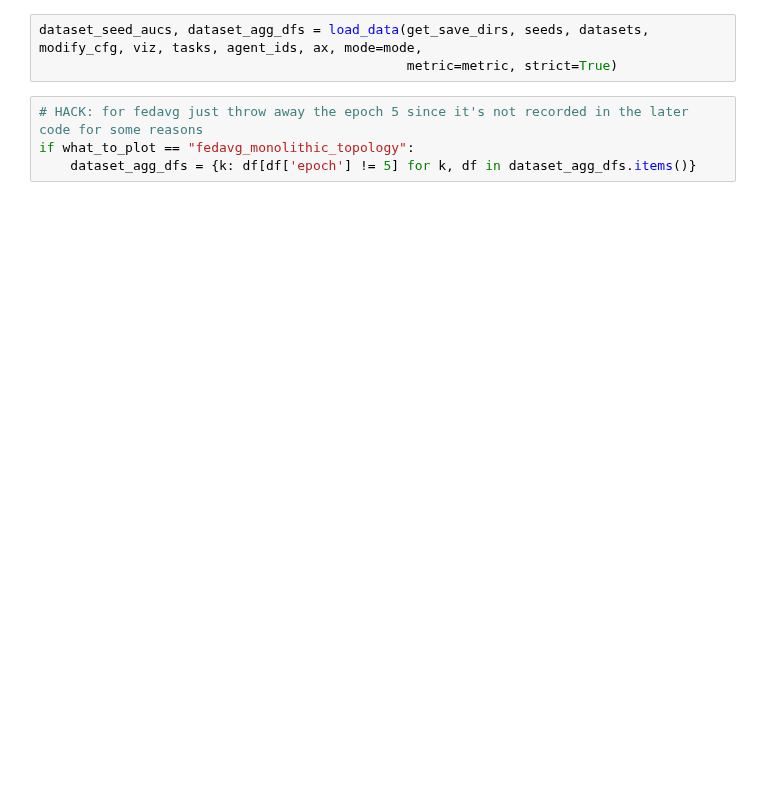
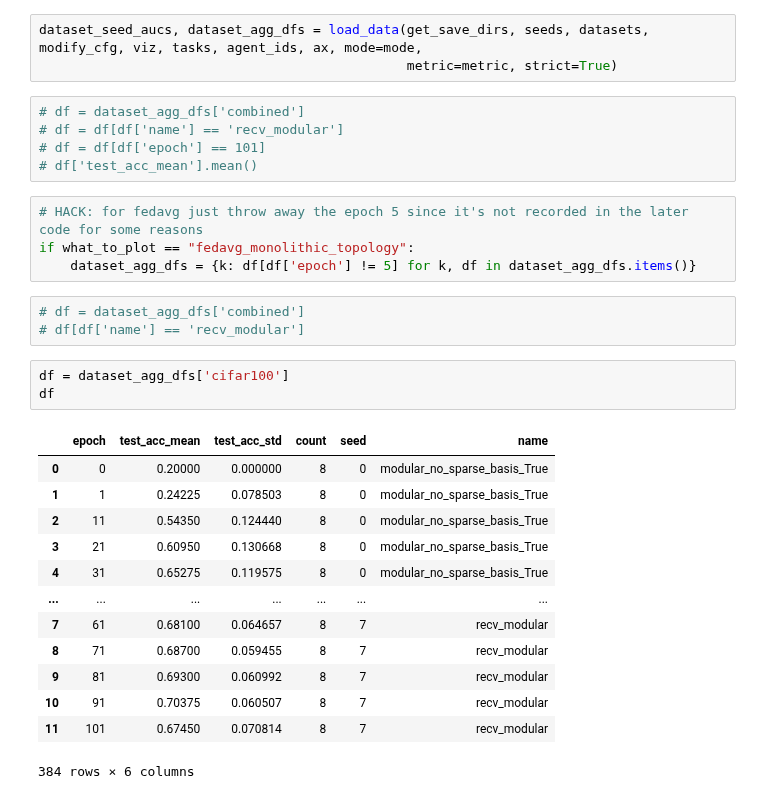
Before and after one commit to vlongle/learning-hive, a Jupyter notebook: plot_learning_curve.ipynb, the cells around one changed output. Cells and saved outputs as stored; diff of their text form; blank space fills up the shorter version.

```diff
--- a/plot_learning_curve.ipynb
+++ b/plot_learning_curve.ipynb
@@ -397,7 +439,32 @@ colormap = {k: colors[i] for i, k in enumerate(remap_name.values())}
 # %%
 dataset_seed_aucs, dataset_agg_dfs = load_data(get_save_dirs, seeds, datasets, modify_cfg, viz, tasks, agent_ids, ax, mode=mode,
                                                metric=metric, strict=True)
+# %%
+# df = dataset_agg_dfs['combined']
+# df = df[df['name'] == 'recv_modular']
+# df = df[df['epoch'] == 101]
+# df['test_acc_mean'].mean()
 # %%
 # HACK: for fedavg just throw away the epoch 5 since it's not recorded in the later code for some reasons
 if what_to_plot == "fedavg_monolithic_topology":
     dataset_agg_dfs = {k: df[df['epoch'] != 5] for k, df in dataset_agg_dfs.items()}
+# %%
+# df = dataset_agg_dfs['combined']
+# df[df['name'] == 'recv_modular']
+# %%
+df = dataset_agg_dfs['cifar100']
+df
+# %% [output]
+|  | epoch | test_acc_mean | test_acc_std | count | seed | name |
+| 0 | 0 | 0.20000 | 0.000000 | 8 | 0 | modular_no_sparse_basis_True |
+| 1 | 1 | 0.24225 | 0.078503 | 8 | 0 | modular_no_sparse_basis_True |
+| 2 | 11 | 0.54350 | 0.124440 | 8 | 0 | modular_no_sparse_basis_True |
+| 3 | 21 | 0.60950 | 0.130668 | 8 | 0 | modular_no_sparse_basis_True |
+| 4 | 31 | 0.65275 | 0.119575 | 8 | 0 | modular_no_sparse_basis_True |
+| ... | ... | ... | ... | ... | ... | ... |
+| 7 | 61 | 0.68100 | 0.064657 | 8 | 7 | recv_modular |
+| 8 | 71 | 0.68700 | 0.059455 | 8 | 7 | recv_modular |
+| 9 | 81 | 0.69300 | 0.060992 | 8 | 7 | recv_modular |
+| 10 | 91 | 0.70375 | 0.060507 | 8 | 7 | recv_modular |
+| 11 | 101 | 0.67450 | 0.070814 | 8 | 7 | recv_modular |
+384 rows × 6 columns
```
Also changed, not shown: parts of 11 cells of this notebook, 19 other files.
